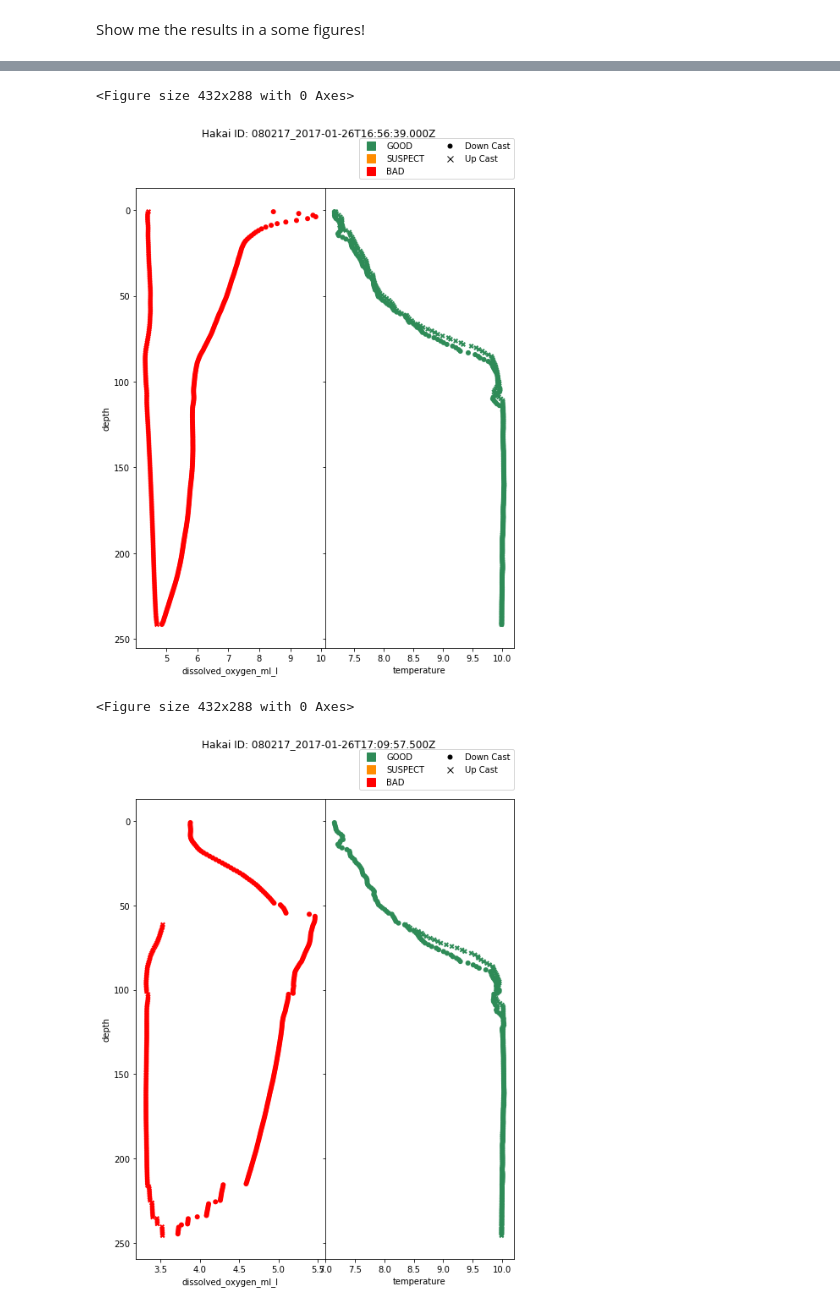
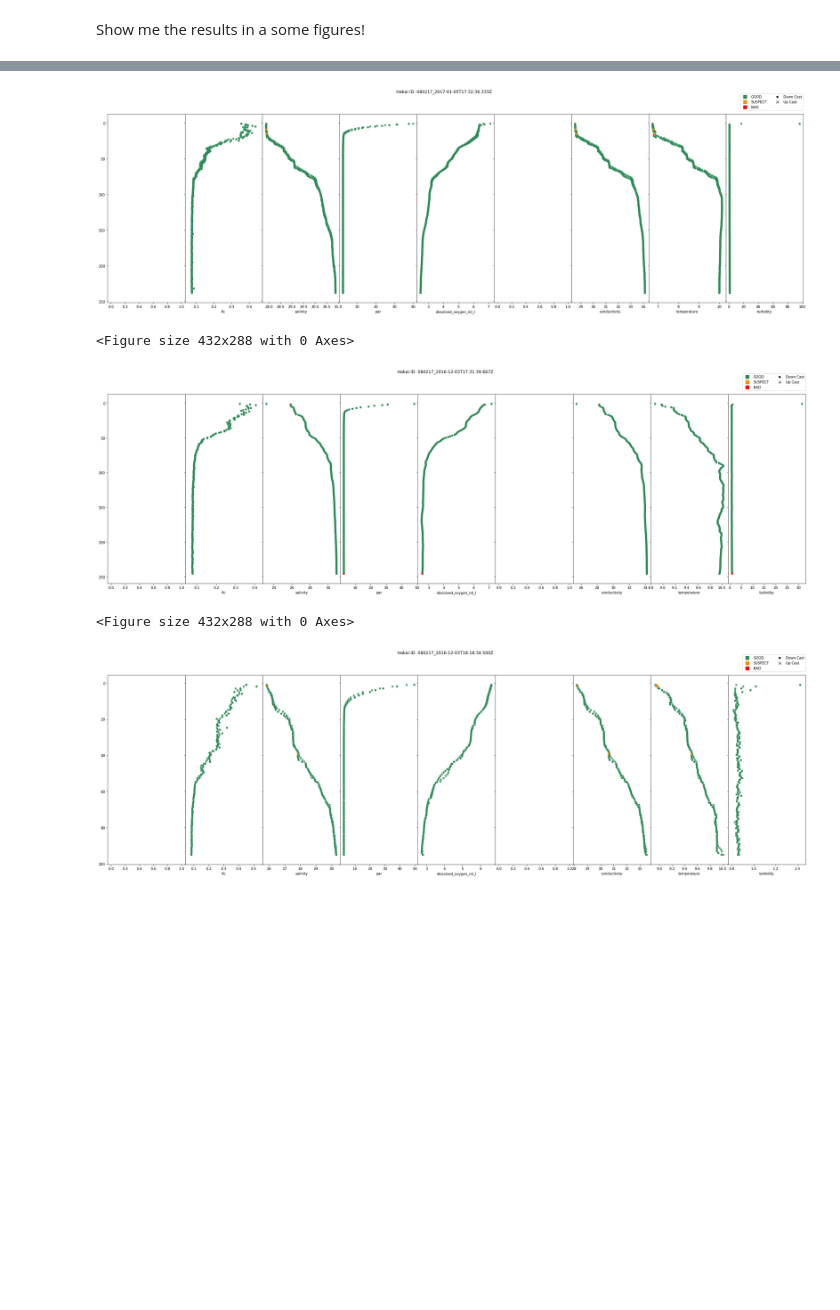
Before and after one commit to HakaiInstitute/hakai-ctd-qc, a Jupyter notebook: review-hakai-tests.ipynb, the cells around one changed output, grey strips where cells are left out. Drawn from its saved outputs; the diff is of its cells as text; code cells hidden in the pictures; blank space fills up the shorter version.

```diff
--- a/review-hakai-tests.ipynb
+++ b/review-hakai-tests.ipynb
@@ -177,10 +207,10 @@ Let's filter all the data that actually got flagged and keep only the downcast.
 # %%
 # Get Variables to plot (first line gives a list of a the variables that are tested, the second overwrite the first if you want to look into one or few specific variables)
 variables_to_plot = set(qc_config.keys())-{'position','depth','pressure','sigma0'}
-variables_to_plot = ["dissolved_oxygen_ml_l","temperature"]
+#variables_to_plot = ["dissolved_oxygen_ml_l","temperature"]
 
 # Review Flagged data (let's look at only the downcast)
-flag_columns = [var+'_qartod_aggregate' for var in variables_to_plot]
+flag_columns = [var+'_qartod_flag' for var in variables_to_plot]
 flagged_hakai_id = df.where(df['direction_flag']=='d')[((df.filter(items=flag_columns)>1)
                        & (df.filter(items=flag_columns)!=9)).any(axis=1)]['hakai_id'].dropna().unique()
 
@@ -192,5 +222,5 @@ print(str(len(flagged_hakai_id))+' profiles were flagged')
 Show me the results in a some figures!
 # %%
 # Now let's plot the flagged data
-hakai_qc.get.flag_result_plot(df,variables_to_plot,flagged_hakai_id[:20])
+hakai_qc.get.flag_result_plot(df,variables_to_plot,flagged_hakai_id[:20],flag_type='_qartod_flag')
 # %% [output]
@@ -217,5 +248,6 @@ hakai_qc.get.flag_result_plot(df,variables_to_plot,flagged_hakai_id[:20])
+[figure, new version]
 <Figure size 432x288 with 0 Axes>
-[figure, old version]
+[figure, new version]
 <Figure size 432x288 with 0 Axes>
-[figure, old version]
+[figure, new version]
 <Figure size 432x288 with 0 Axes>
```
Also changed, not shown: parts of 12 cells of this notebook.
